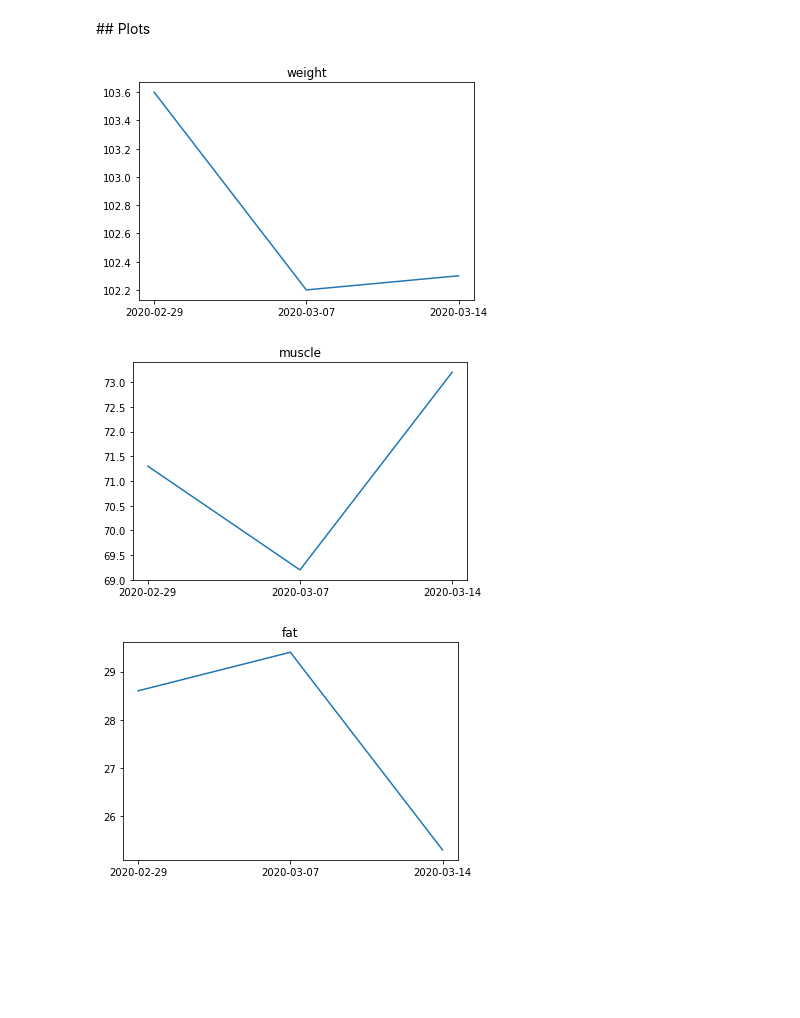
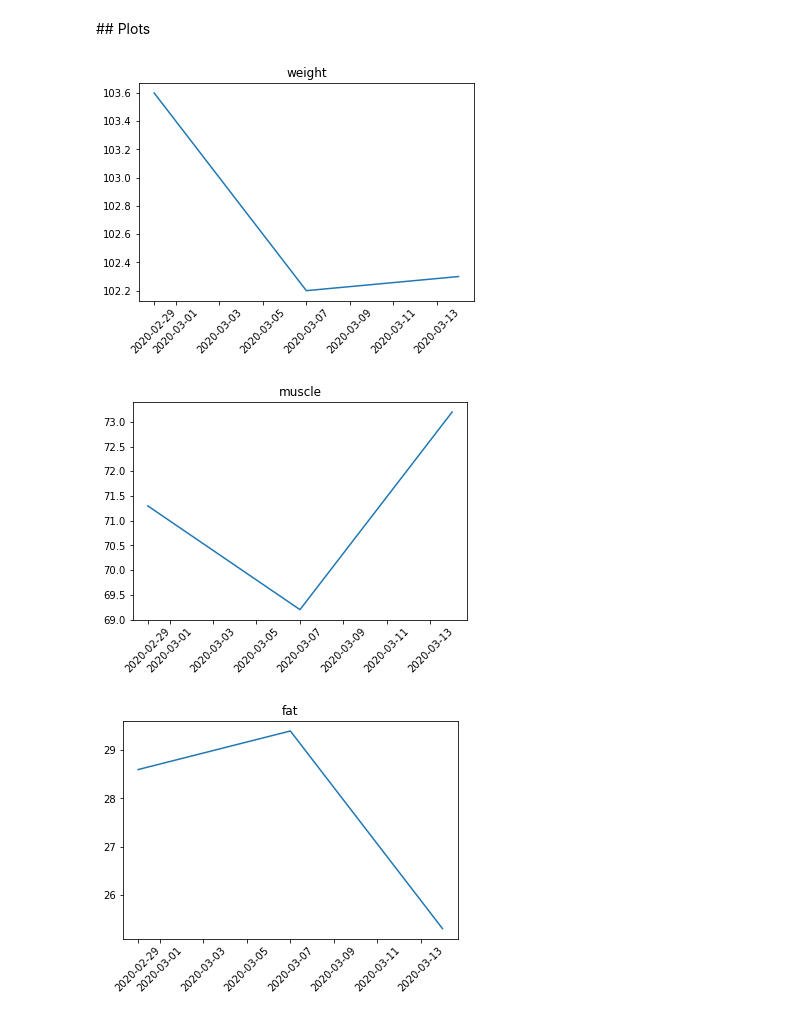
Before and after one commit to ivanross/my-notebook, a Jupyter notebook: Tanita.ipynb, the cells around one changed output. Saved outputs shown, nothing was run; the diff lists cells and outputs as text; code cells hidden in the pictures; blank space fills up the shorter version.

```diff
--- a/Tanita.ipynb
+++ b/Tanita.ipynb
@@ -50,19 +52,21 @@ for d in deltas: print(d)
 # %%
 dataKey = mapKey(data)
 keys = ["weight", "muscle","fat","BMI"]
 for k in keys:
     plt.plot(dataKey("date"),dataKey(k))
     plt.title(k)
+    plt.xticks(rotation=45)
     plt.show()
 
 
 deltasKey = mapKey(deltas)
 keys = ["d_weight", "d_muscle","d_fat",]
 for k in keys:
     plt.plot(deltasKey("date"),deltasKey(k), color="orange")
     plt.title(k)
+    plt.xticks(rotation=45)
     plt.show()
 # %% [output]
-[figure, old version]
+[figure, new version]
-[figure, old version]
+[figure, new version]
-[figure, old version]
+[figure, new version]
```
Also changed, not shown: parts of 4 cells of this notebook.
